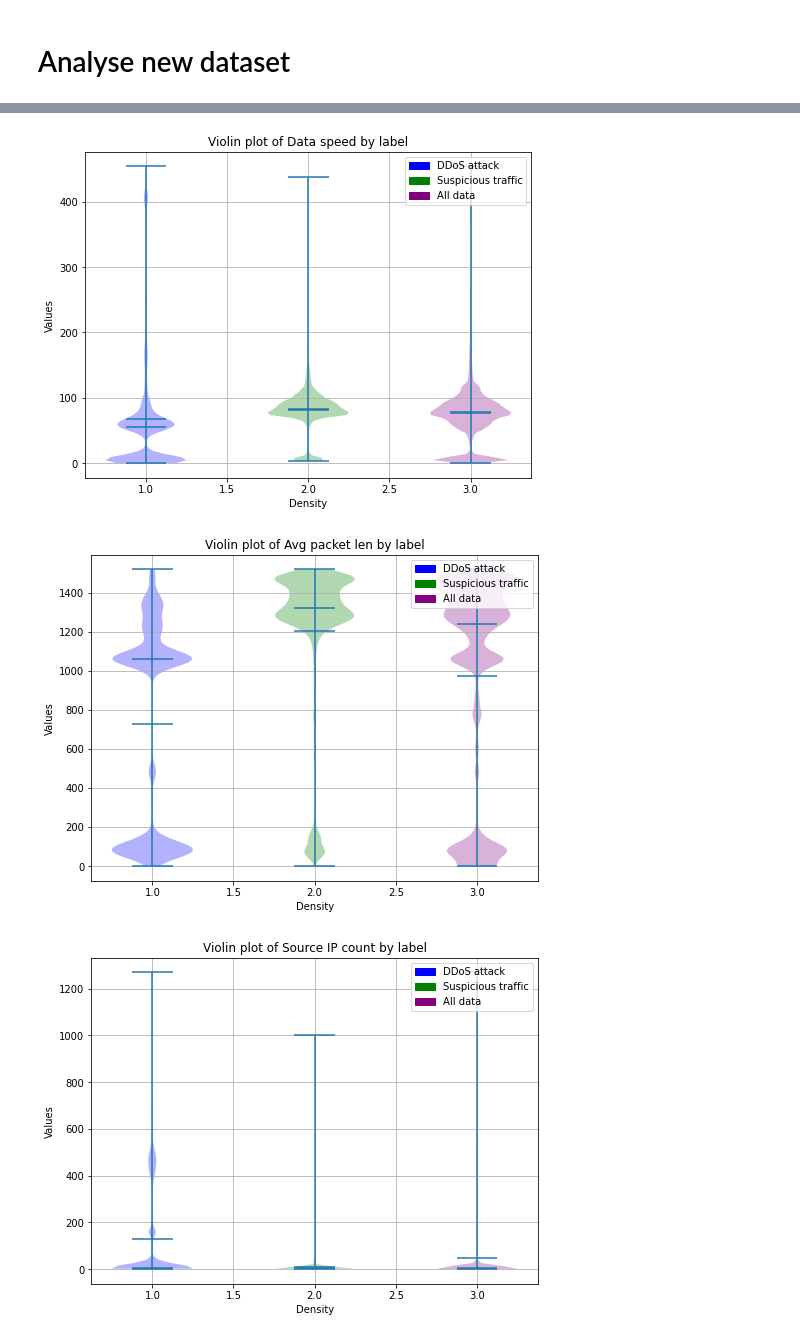
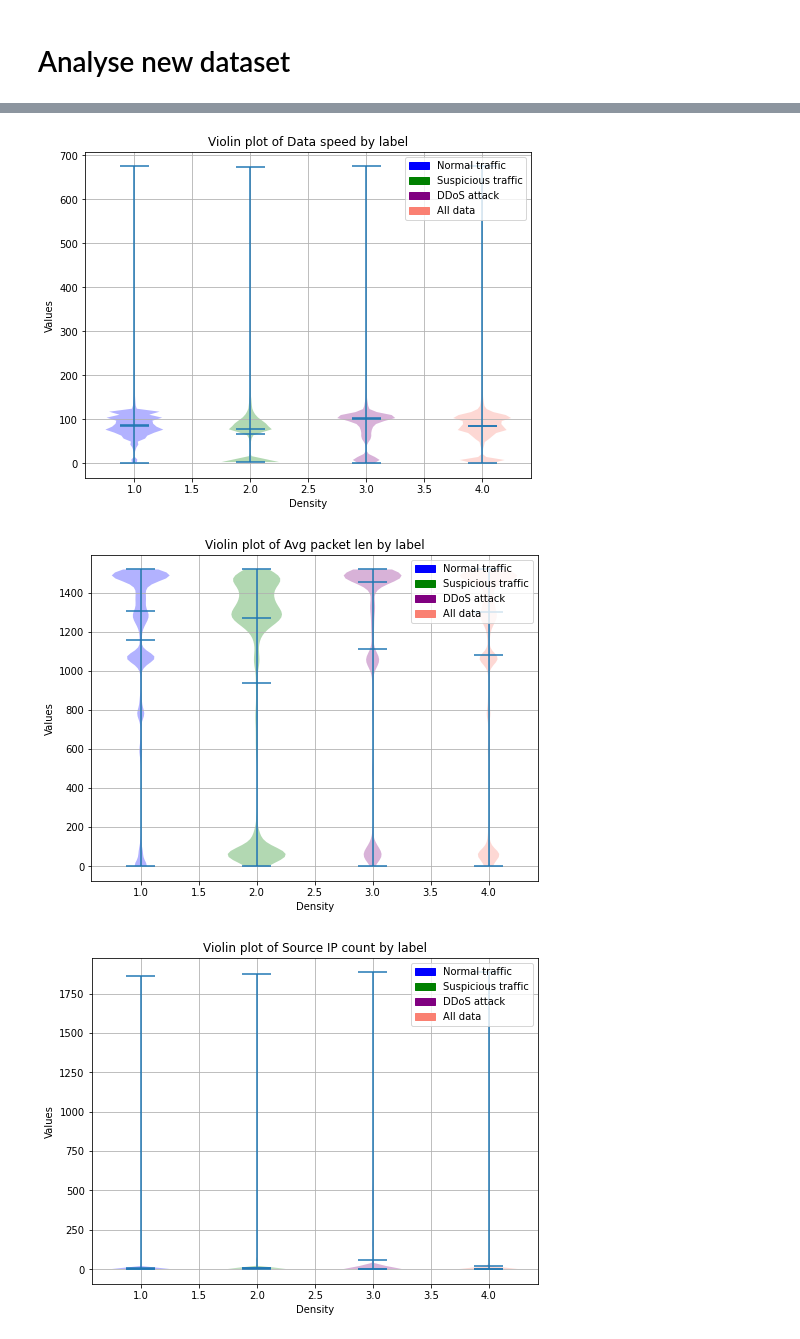
Before and after one commit to LordLokator/ADAML_24, a Jupyter notebook: notebooks/data_augmentation.ipynb, the cells around one changed output, grey strips where cells are left out. Saved outputs shown, nothing was run; the diff lists cells and outputs as text; code cells hidden in the pictures.

Commit message:
Added files to avoid merge conflict

```diff
--- a/notebooks/data_augmentation.ipynb
+++ b/notebooks/data_augmentation.ipynb
@@ -284 +245,6 @@ Index(['Port number', 'Packet speed', 'Data speed', 'Avg packet len',
       dtype='object')
+# %%
+# drop high cardinality columns\n",
+df_scaled = df_scaled.drop(['Port number','victim IP num'], axis=1)
+non_numeric_cols = [col for col in non_numeric_cols if col not in high_cardinality]
+df_scaled.columns
@@ -342,7 +316,9 @@ df_scaled.head()
 # %%
 # Apply SMOTE to the combined features and target
-smote = SMOTE(sampling_strategy='not majority', k_neighbors=20, random_state=42)
-X_resampled, y_resampled = smote.fit_resample(df_scaled, vector_df[target_col])
+normal_count = merged_df[merged_df['Type'] == "Normal traffic"].shape[0]
+strategy = { "Normal traffic": normal_count, "DDoS attack": int(0.6 * normal_count), "Suspicious traffic": int(0.55 * normal_count)}
+smote = SMOTE(sampling_strategy= strategy, random_state=42)
+X_resampled, y_resampled = smote.fit_resample(df_scaled, merged_df[target_col])
 # %% [markdown]
 # Transform augmented data
 # %%
@@ -361,7 +347,7 @@ synthetic_df.head()
 # %%
 # Create a new StandardScaler instance and fit it on the original data
 scaler = StandardScaler()
-scaler.fit(vector_df[numerical_cols])
+scaler.fit(merged_df[numerical_cols])
 
 # Inverse transform the numerical columns
 final_numerical_cols = scaler.inverse_transform(synthetic_df[numerical_cols])
@@ -420,3 +453,5 @@ vector_df = synthetic_df
+# %%
+vector_df = pd.read_csv('../data/preprocessed/augmented_vectors.csv')
 # %%
 # see how many records are in different classes
 value_counts = vector_df['Type'].value_counts()
@@ -468,5 +515,5 @@ columns_to_plot = ['Packet speed', 'Data speed', 'Avg packet len', 'Source IP co
 
 for col in columns_to_plot:
   zscores = calculate_zscores(vector_df, col)
-  create_violin_plots(vector_df, col, zscores, threshold = 3, labels= labels)
+  create_violin_plots(vector_df, col, zscores, threshold = 3, labels= list(vector_df['Type'].unique()))
 # %% [output]
@@ -474,6 +521,6 @@ for col in columns_to_plot:
-[figure, old version]
+[figure, new version]
-[figure, old version]
+[figure, new version]
-[figure, old version]
+[figure, new version]
 # %%
 columns_to_plot = ['Packet speed', 'Data speed', 'Avg packet len', 'Source IP count']
 
```
Also changed, not shown: parts of 66 cells of this notebook, 3 other files.
